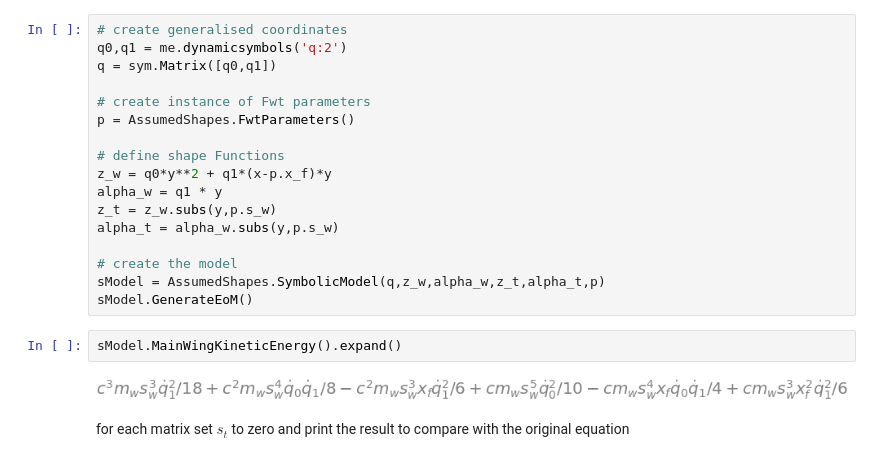
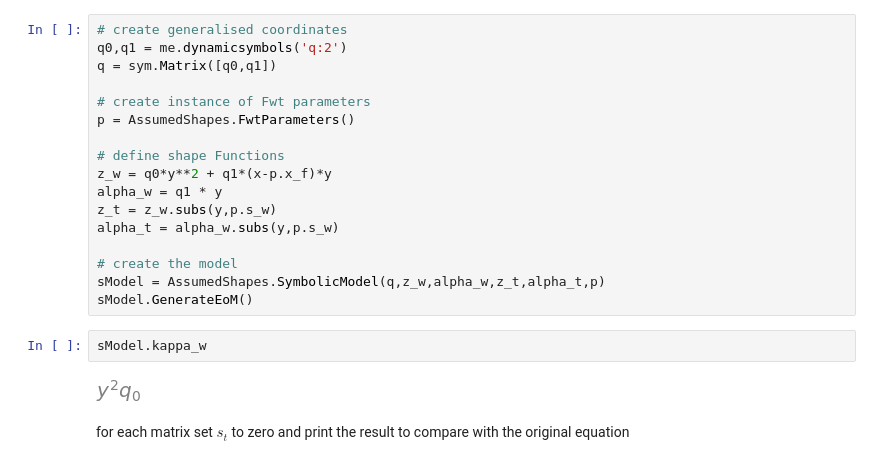
Before and after one commit to fh9g12/FwtModels, a Jupyter notebook: Workbooks/1_Assumed Shapes Modelling/2_AssumedShapesComparison to Book & Jonathan's Notes.ipynb, the cells around one changed output. Cells and saved outputs as stored; diff of their text form.

```diff
--- a/Workbooks/1_Assumed Shapes Modelling/2_AssumedShapesComparison to Book & Jonathan's Notes.ipynb
+++ b/Workbooks/1_Assumed Shapes Modelling/2_AssumedShapesComparison to Book & Jonathan's Notes.ipynb
@@ -55,10 +55,10 @@ alpha_t = alpha_w.subs(y,p.s_w)
 # create the model
 sModel = AssumedShapes.SymbolicModel(q,z_w,alpha_w,z_t,alpha_t,p)
 sModel.GenerateEoM()
-# %%
-sModel.MainWingKineticEnergy().expand()
-# %% [output]
-[figure, removed]
+# %%
+sModel.kappa_w
+# %% [output]
+[figure, added]
 # %% [markdown]
 for each matrix set $s_t$ to zero and print the result to compare with the original equation
 # %%
```
Also changed, not shown: 7 other files.
